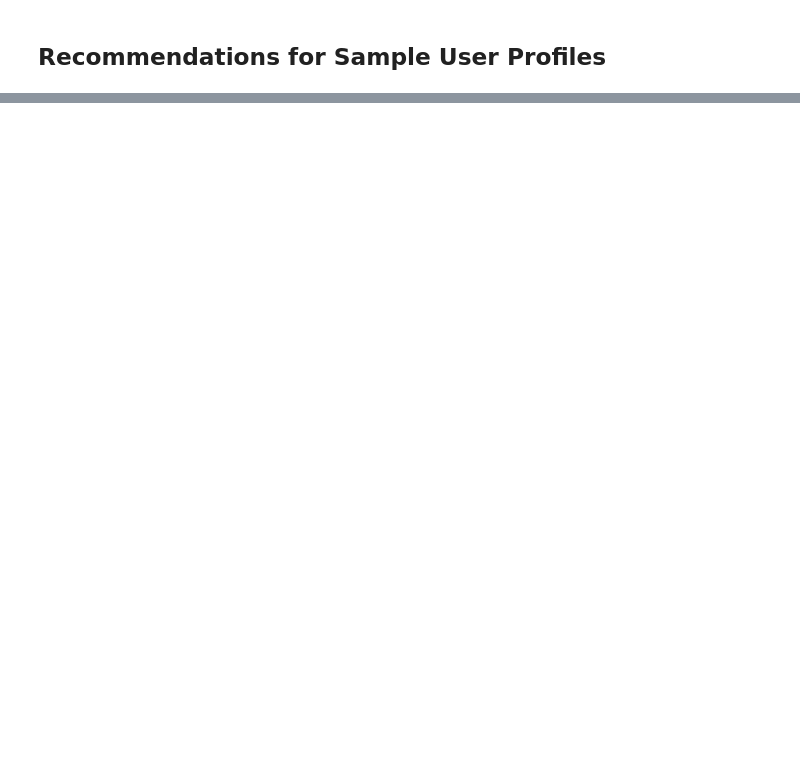
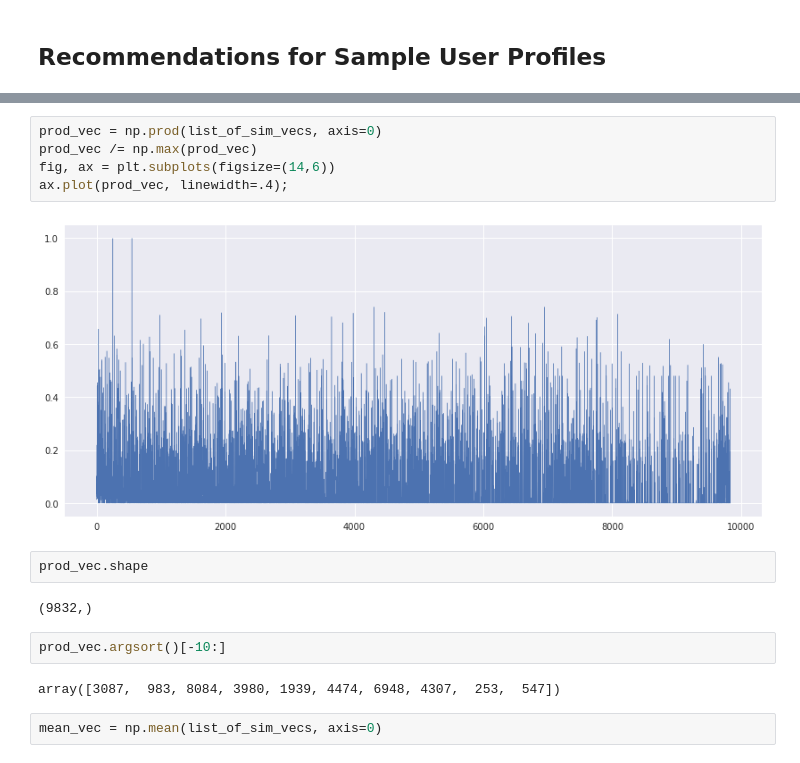
Before and after one commit to sn-ekstrand/content-based-anime-recommender, a Jupyter notebook: sample_users.ipynb, the cells around one changed output, grey strips where cells are left out. Cells and saved outputs as stored; diff of their text form; blank space fills up the shorter version.

```diff
--- a/sample_users.ipynb
+++ b/sample_users.ipynb
@@ -277,2 +313,19 @@ df_rank_pca.loc[id_list,:]
+# %%
+prod_vec = np.prod(list_of_sim_vecs, axis=0)
+prod_vec /= np.max(prod_vec)
+fig, ax = plt.subplots(figsize=(14,6))
+ax.plot(prod_vec, linewidth=.4);
+# %% [output]
+[figure, added]
+# %%
+prod_vec.shape
+# %% [output]
+(9832,)
+# %%
+prod_vec.argsort()[-10:]
+# %% [output]
+array([3087,  983, 8084, 3980, 1939, 4474, 6948, 4307,  253,  547])
+# %%
+mean_vec = np.mean(list_of_sim_vecs, axis=0)
 # %%
 # get the mean vector for a list of anime
```
Also changed, not shown: parts of 17 cells of this notebook.
